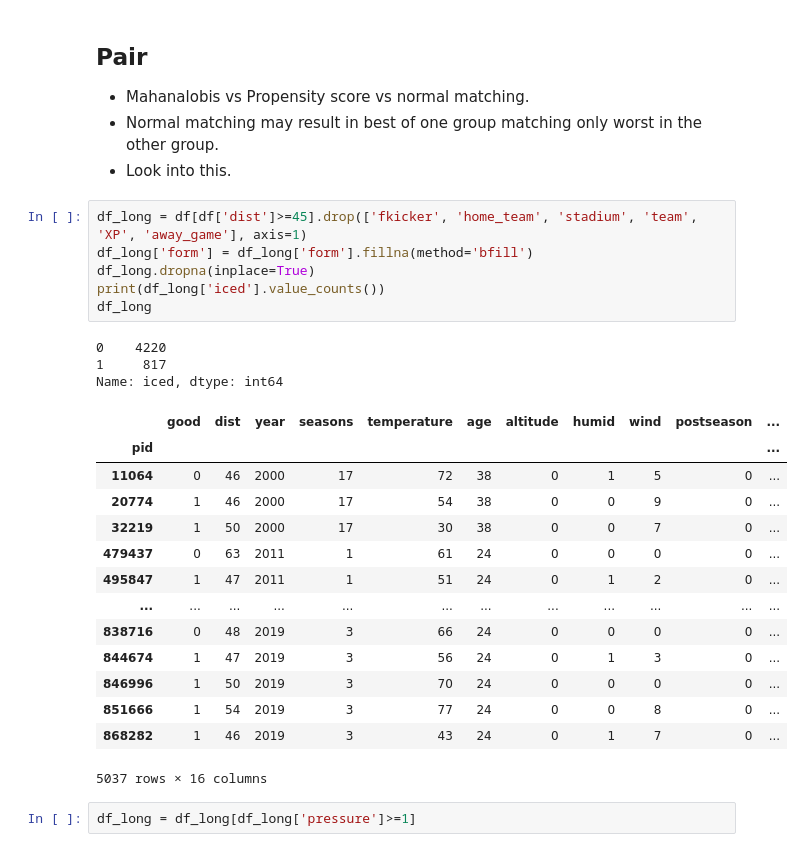
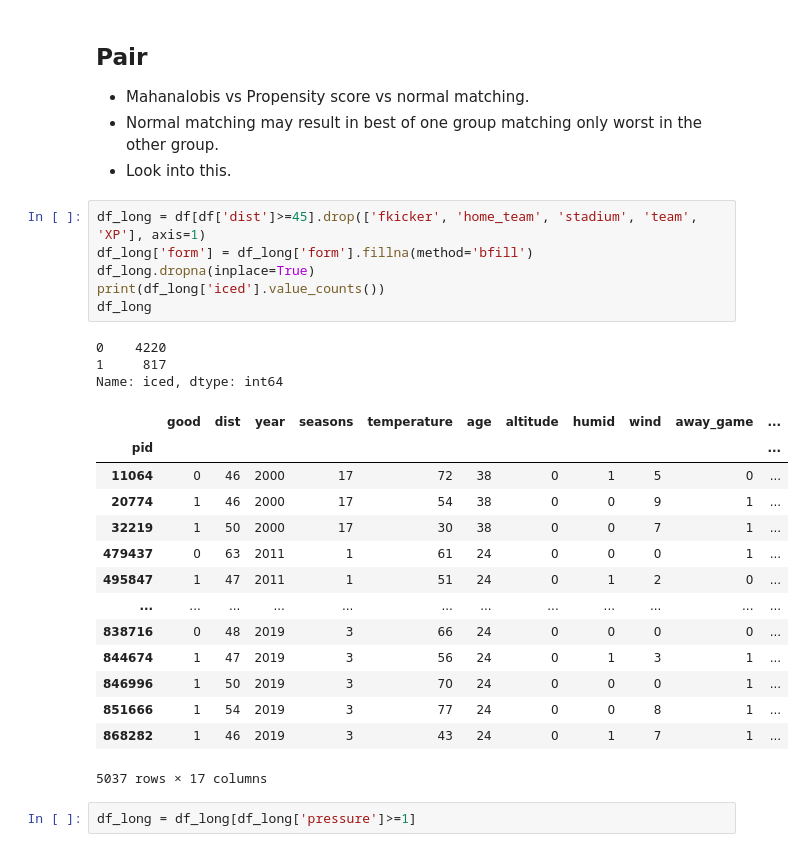
Before and after one commit to lewisbails/nfl-project, a Jupyter notebook: notebooks/icing.ipynb, the cells around one changed output. Drawn from its saved outputs; the diff is of its cells as text.

```diff
--- a/notebooks/icing.ipynb
+++ b/notebooks/icing.ipynb
@@ -71,29 +71,29 @@ sns.lineplot(x='dist_bin', y='good', hue='iced', data=df_)
 * Normal matching may result in best of one group matching only worst in the other group.
 * Look into this.
 # %%
-df_long = df[df['dist']>=45].drop(['fkicker', 'home_team', 'stadium', 'team', 'XP', 'away_game'], axis=1)
+df_long = df[df['dist']>=45].drop(['fkicker', 'home_team', 'stadium', 'team', 'XP'], axis=1)
 df_long['form'] = df_long['form'].fillna(method='bfill')
 df_long.dropna(inplace=True)
 print(df_long['iced'].value_counts())
 df_long
 # %% [output]
 0    4220
 1     817
 Name: iced, dtype: int64
-|  | good | dist | year | seasons | temperature | age | altitude | humid | wind | postseason | ... |
+|  | good | dist | year | seasons | temperature | age | altitude | humid | wind | away_game | ... |
 | pid |  |  |  |  |  |  |  |  |  |  | ... |
 | 11064 | 0 | 46 | 2000 | 17 | 72 | 38 | 0 | 1 | 5 | 0 | ... |
-| 20774 | 1 | 46 | 2000 | 17 | 54 | 38 | 0 | 0 | 9 | 0 | ... |
-| 32219 | 1 | 50 | 2000 | 17 | 30 | 38 | 0 | 0 | 7 | 0 | ... |
-| 479437 | 0 | 63 | 2011 | 1 | 61 | 24 | 0 | 0 | 0 | 0 | ... |
+| 20774 | 1 | 46 | 2000 | 17 | 54 | 38 | 0 | 0 | 9 | 1 | ... |
+| 32219 | 1 | 50 | 2000 | 17 | 30 | 38 | 0 | 0 | 7 | 1 | ... |
+| 479437 | 0 | 63 | 2011 | 1 | 61 | 24 | 0 | 0 | 0 | 1 | ... |
 | 495847 | 1 | 47 | 2011 | 1 | 51 | 24 | 0 | 1 | 2 | 0 | ... |
 | ... | ... | ... | ... | ... | ... | ... | ... | ... | ... | ... | ... |
 | 838716 | 0 | 48 | 2019 | 3 | 66 | 24 | 0 | 0 | 0 | 0 | ... |
-| 844674 | 1 | 47 | 2019 | 3 | 56 | 24 | 0 | 1 | 3 | 0 | ... |
-| 846996 | 1 | 50 | 2019 | 3 | 70 | 24 | 0 | 0 | 0 | 0 | ... |
-| 851666 | 1 | 54 | 2019 | 3 | 77 | 24 | 0 | 0 | 8 | 0 | ... |
-| 868282 | 1 | 46 | 2019 | 3 | 43 | 24 | 0 | 1 | 7 | 0 | ... |
+| 844674 | 1 | 47 | 2019 | 3 | 56 | 24 | 0 | 1 | 3 | 1 | ... |
+| 846996 | 1 | 50 | 2019 | 3 | 70 | 24 | 0 | 0 | 0 | 1 | ... |
+| 851666 | 1 | 54 | 2019 | 3 | 77 | 24 | 0 | 0 | 8 | 1 | ... |
+| 868282 | 1 | 46 | 2019 | 3 | 43 | 24 | 0 | 1 | 7 | 1 | ... |
-5037 rows × 16 columns
+5037 rows × 17 columns
 # %%
 df_long = df_long[df_long['pressure']>=1]
 # %%
```
Also changed, not shown: parts of 5 cells of this notebook, 1 other file.
